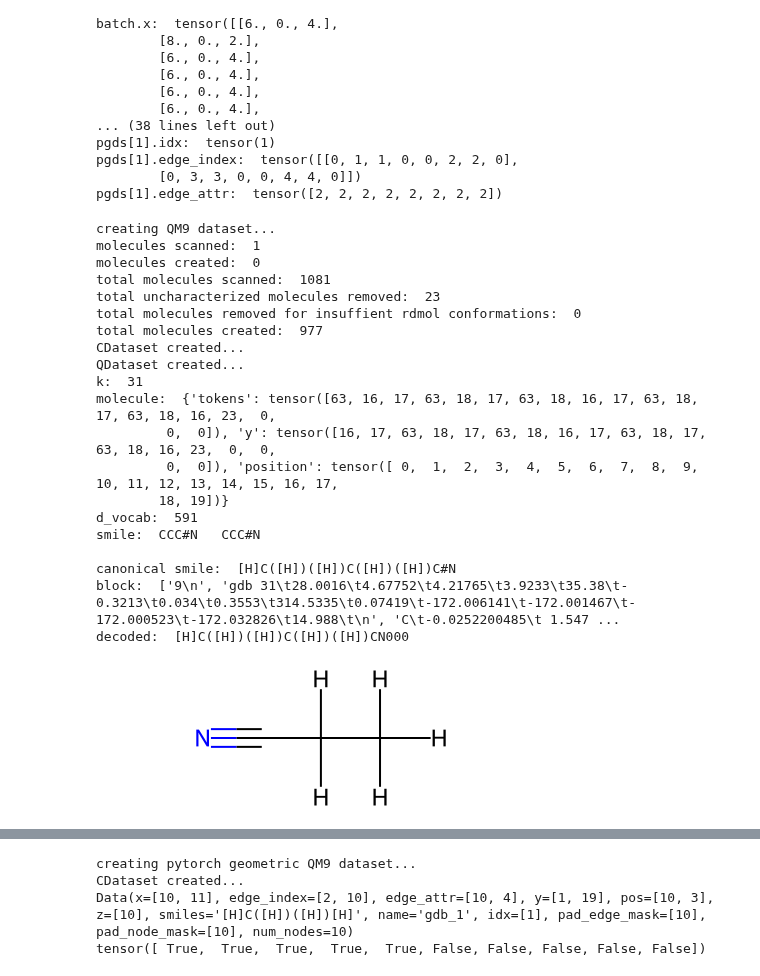
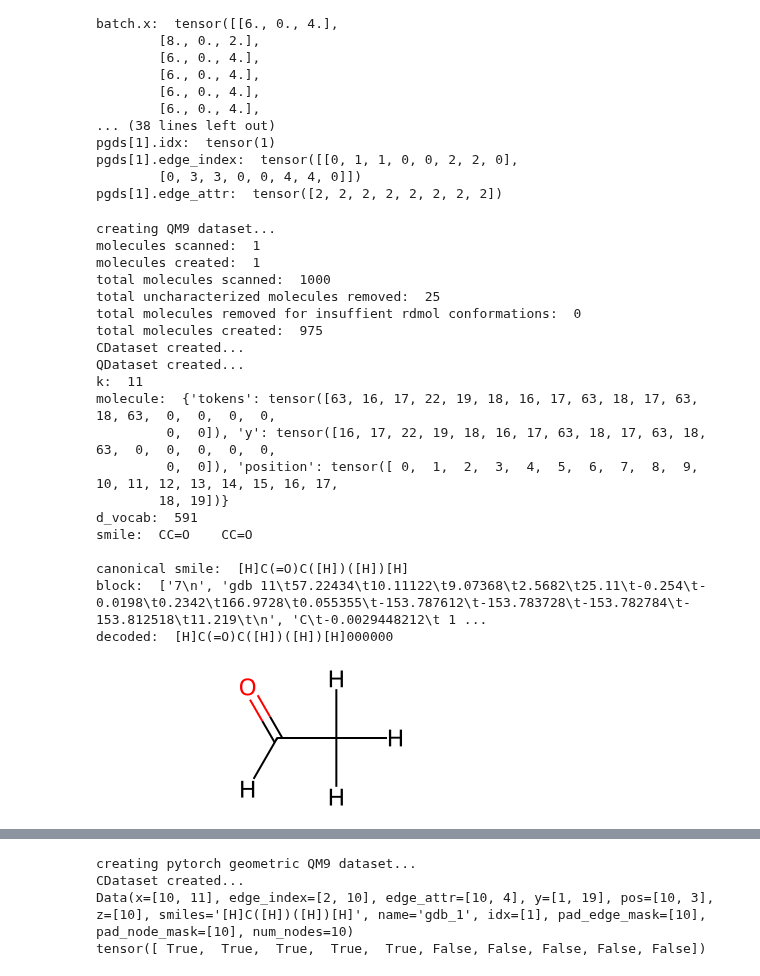
Before and after one commit to icanswim/qchem, a Jupyter notebook: experiment.ipynb, the cells around one changed output, grey strips where cells are left out. Drawn from its saved outputs; the diff is of its cells as text; code cells hidden in the pictures.

Commit message:
passed tests.  push to main.

```diff
--- a/experiment.ipynb
+++ b/experiment.ipynb
@@ -272,50 +269,49 @@ d_seq = 20
 ds_param = {'train_param': {'input_dict': {'tokens': ['tokens']},
                             'transforms': {'tokens': [Encode(vocab=srt_vocab), Pad1d(d_seq+1),
                                                       AsTensor()]},
-                            'filter_on': ('n_atoms','>','8'),
+                            #'filter_on': ('n_atoms','>','8'),
                             'n': 1000, # non-random subset for testing,
-                            'use_pickle': 'qm9_test_seq.pkl', # use pickle if exists otherwise create
-                            'n_conformers': 10,
-                            'dict2data': True,
+                            #'use_pickle': 'qm9_test_seq.pkl', # use pickle if exists otherwise create
                             'vocab': srt_vocab,
                             'tokenizer': SmileReTokenizer,
                             'prompt': None}}
+
 idx = 10
 qm9_seq = QM9_seq(**ds_param['train_param'])
 k = qm9_seq.ds_idx[idx]
 print('k: ', k)
 molecule = qm9_seq[k]
 print('molecule: ', molecule)
 print('d_vocab: ', d_vocab)
 print('smile: ', qm9_seq.ds[k].smile)
 print('canonical smile: ', qm9_seq.ds[k].canonical_smile)
 print('block: ', qm9_seq.ds[k].qm9_block)
 decoded = qm9_seq.encoding.decode(qm9_seq[k]['tokens'].detach().cpu().numpy().tolist())
 print('decoded: ', ''.join(decoded))
 
 qm9_seq.ds[k].rdmol
 # %% [output]
 creating QM9 dataset...
 molecules scanned:  1
-molecules created:  0
-total molecules scanned:  1081
-total uncharacterized molecules removed:  23
+molecules created:  1
+total molecules scanned:  1000
+total uncharacterized molecules removed:  25
 total molecules removed for insuffient rdmol conformations:  0
-total molecules created:  977
+total molecules created:  975
 CDataset created...
 QDataset created...
-k:  31
-molecule:  {'tokens': tensor([63, 16, 17, 63, 18, 17, 63, 18, 16, 17, 63, 18, 17, 63, 18, 16, 23,  0,
-         0,  0]), 'y': tensor([16, 17, 63, 18, 17, 63, 18, 16, 17, 63, 18, 17, 63, 18, 16, 23,  0,  0,
+k:  11
+molecule:  {'tokens': tensor([63, 16, 17, 22, 19, 18, 16, 17, 63, 18, 17, 63, 18, 63,  0,  0,  0,  0,
+         0,  0]), 'y': tensor([16, 17, 22, 19, 18, 16, 17, 63, 18, 17, 63, 18, 63,  0,  0,  0,  0,  0,
          0,  0]), 'position': tensor([ 0,  1,  2,  3,  4,  5,  6,  7,  8,  9, 10, 11, 12, 13, 14, 15, 16, 17,
         18, 19])}
 d_vocab:  591
-smile:  CCC#N   CCC#N
+smile:  CC=O    CC=O
 
-canonical smile:  [H]C([H])([H])C([H])([H])C#N
-block:  ['9\n', 'gdb 31\t28.0016\t4.67752\t4.21765\t3.9233\t35.38\t-0.3213\t0.034\t0.3553\t314.5335\t0.07419\t-172.006141\t-172.001467\t-172.000523\t-172.032826\t14.988\t\n', 'C\t-0.0252200485\t 1.547 ...
-decoded:  [H]C([H])([H])C([H])([H])CN000
+canonical smile:  [H]C(=O)C([H])([H])[H]
+block:  ['7\n', 'gdb 11\t57.22434\t10.11122\t9.07368\t2.5682\t25.11\t-0.254\t-0.0198\t0.2342\t166.9728\t0.055355\t-153.787612\t-153.783728\t-153.782784\t-153.812518\t11.219\t\n', 'C\t-0.0029448212\t 1 ...
+decoded:  [H]C(=O)C([H])([H])[H]000000
-[figure, old version]
+[figure, new version]
 # %%
 # QM9_seq dataset input prompt creation for generation
 
```
Also changed, not shown: parts of 14 cells of this notebook, 2 other files.
